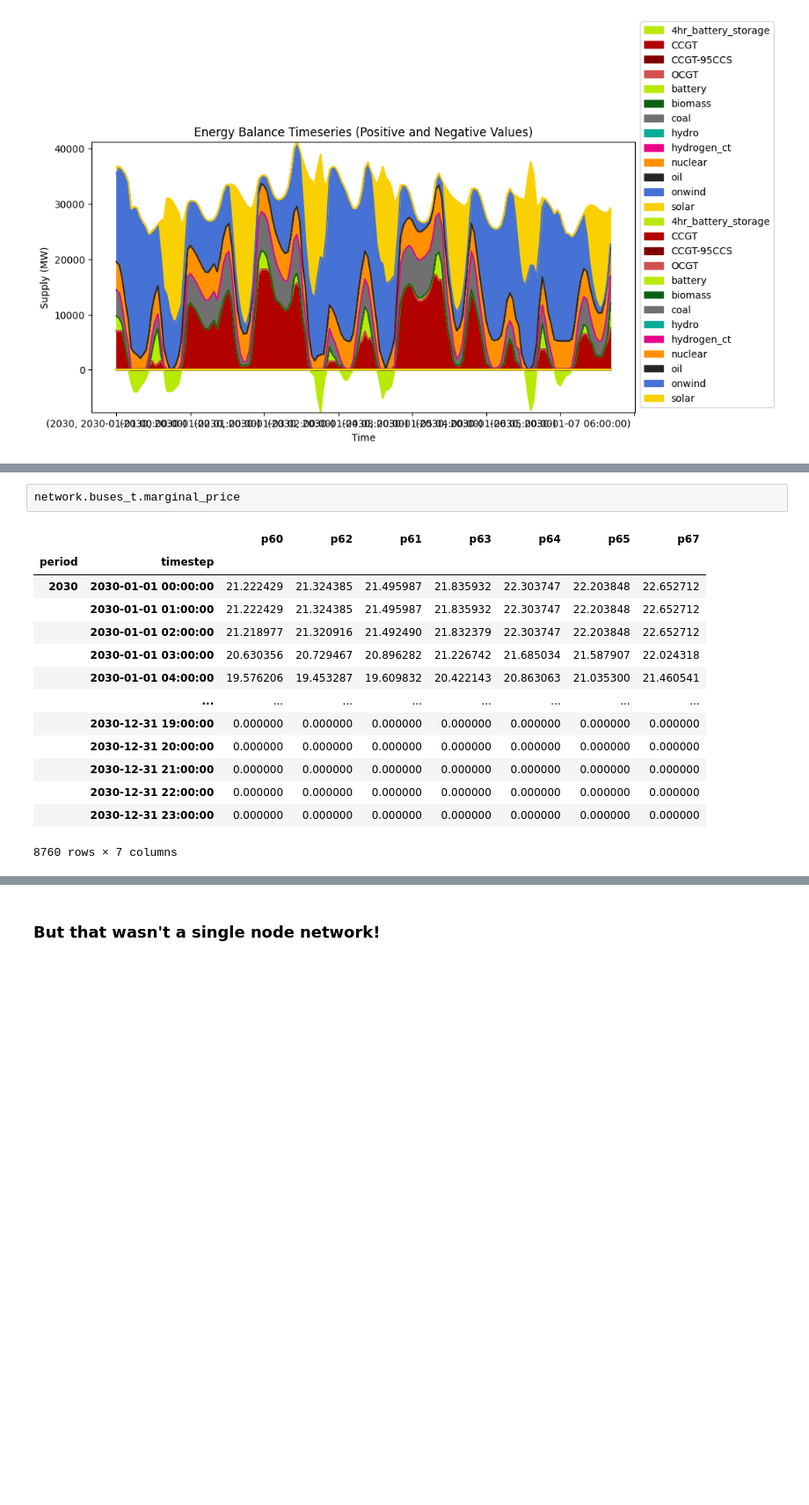
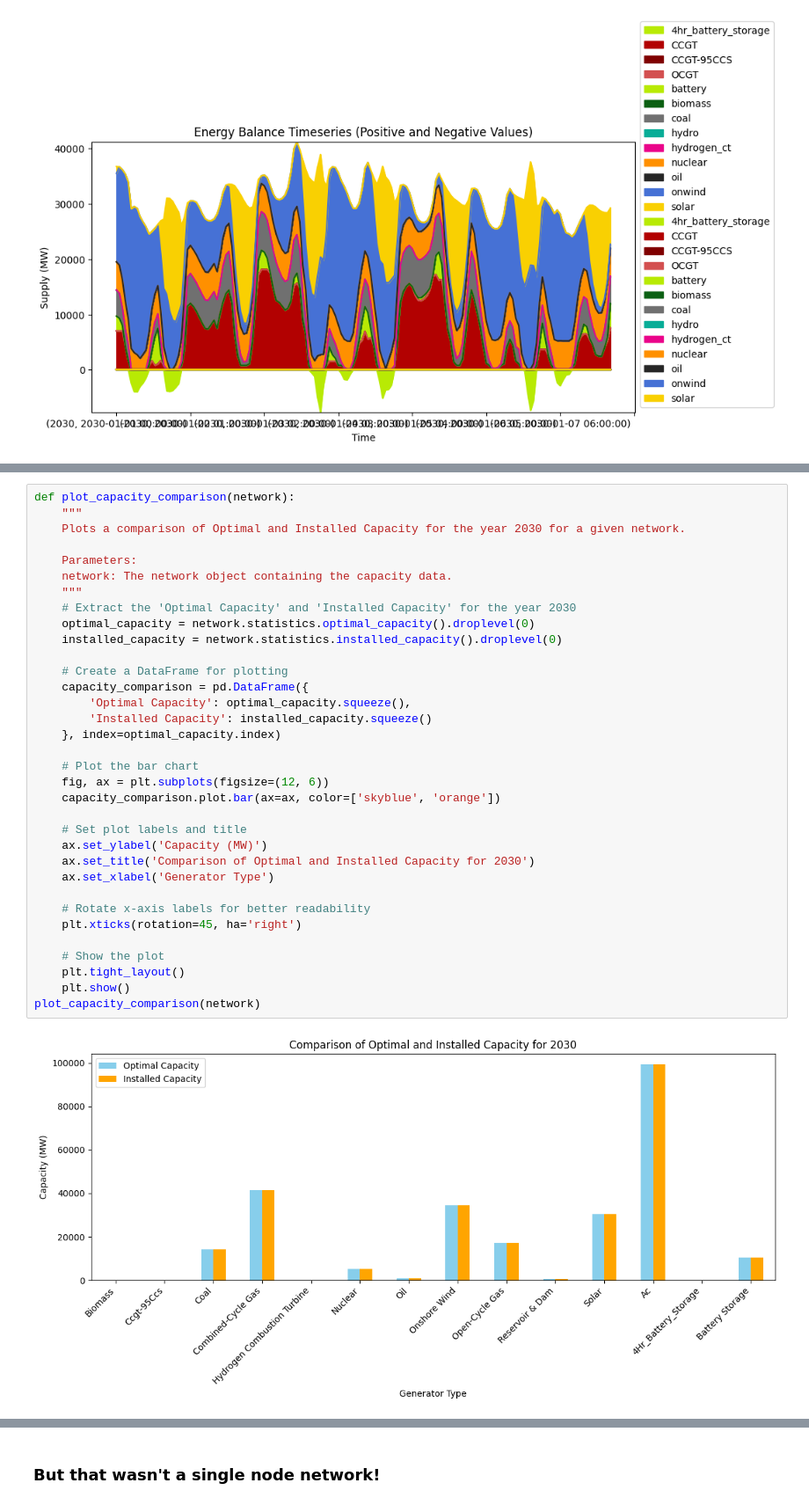
Before and after one commit to ktehranchi/energy310_notebooks, a Jupyter notebook: notebooks/01_what_is_pypsa.ipynb, the cells around one changed output, grey strips where cells are left out. Shown at 88% size. Saved outputs shown, nothing was run; the diff lists cells and outputs as text; blank space fills up the shorter version.

```diff
--- a/notebooks/01_what_is_pypsa.ipynb
+++ b/notebooks/01_what_is_pypsa.ipynb
@@ -485,20 +524,39 @@ network.statistics()
 | Load | Ac | 0.000 | 0.000 | NaN | 5.062156e+06 | -5.062156e+06 | 0.000000e+00 | ... |
 | StorageUnit | 4Hr_Battery_Storage | NaN | NaN | NaN | NaN | NaN | 0.000000e+00 | ... |
 |  | Battery Storage | 10332.200 | 10332.200 | 8.483948e+04 | 9.981116e+04 | -1.497167e+04 | 0.000000e+00 | ... |
-# %%
-network.buses_t.marginal_price
-# %% [output]
-|  |  | p60 | p62 | p61 | p63 | p64 | p65 | p67 |
-| period | timestep |  |  |  |  |  |  |  |
-| 2030 | 2030-01-01 00:00:00 | 21.222429 | 21.324385 | 21.495987 | 21.835932 | 22.303747 | 22.203848 | 22.652712 |
-|  | 2030-01-01 01:00:00 | 21.222429 | 21.324385 | 21.495987 | 21.835932 | 22.303747 | 22.203848 | 22.652712 |
-|  | 2030-01-01 02:00:00 | 21.218977 | 21.320916 | 21.492490 | 21.832379 | 22.303747 | 22.203848 | 22.652712 |
-|  | 2030-01-01 03:00:00 | 20.630356 | 20.729467 | 20.896282 | 21.226742 | 21.685034 | 21.587907 | 22.024318 |
-|  | 2030-01-01 04:00:00 | 19.576206 | 19.453287 | 19.609832 | 20.422143 | 20.863063 | 21.035300 | 21.460541 |
-|  | ... | ... | ... | ... | ... | ... | ... | ... |
-|  | 2030-12-31 19:00:00 | 0.000000 | 0.000000 | 0.000000 | 0.000000 | 0.000000 | 0.000000 | 0.000000 |
-|  | 2030-12-31 20:00:00 | 0.000000 | 0.000000 | 0.000000 | 0.000000 | 0.000000 | 0.000000 | 0.000000 |
-|  | 2030-12-31 21:00:00 | 0.000000 | 0.000000 | 0.000000 | 0.000000 | 0.000000 | 0.000000 | 0.000000 |
-|  | 2030-12-31 22:00:00 | 0.000000 | 0.000000 | 0.000000 | 0.000000 | 0.000000 | 0.000000 | 0.000000 |
-|  | 2030-12-31 23:00:00 | 0.000000 | 0.000000 | 0.000000 | 0.000000 | 0.000000 | 0.000000 | 0.000000 |
-8760 rows × 7 columns
+# %%
+def plot_capacity_comparison(network):
+    """
+    Plots a comparison of Optimal and Installed Capacity for the year 2030 for a given network.
+
+    Parameters:
+    network: The network object containing the capacity data.
+    """
+    # Extract the 'Optimal Capacity' and 'Installed Capacity' for the year 2030
+    optimal_capacity = network.statistics.optimal_capacity().droplevel(0)
+    installed_capacity = network.statistics.installed_capacity().droplevel(0)
+
+    # Create a DataFrame for plotting
+    capacity_comparison = pd.DataFrame({
+        'Optimal Capacity': optimal_capacity.squeeze(),
+        'Installed Capacity': installed_capacity.squeeze()
+    }, index=optimal_capacity.index)
+
+    # Plot the bar chart
+    fig, ax = plt.subplots(figsize=(12, 6))
+    capacity_comparison.plot.bar(ax=ax, color=['skyblue', 'orange'])
+
+    # Set plot labels and title
+    ax.set_ylabel('Capacity (MW)')
+    ax.set_title('Comparison of Optimal and Installed Capacity for 2030')
+    ax.set_xlabel('Generator Type')
+
+    # Rotate x-axis labels for better readability
+    plt.xticks(rotation=45, ha='right')
+
+    # Show the plot
+    plt.tight_layout()
+    plt.show()
+plot_capacity_comparison(network)
+# %% [output]
+[figure, added]
```
Also changed, not shown: parts of 29 cells of this notebook, 2 other files.
